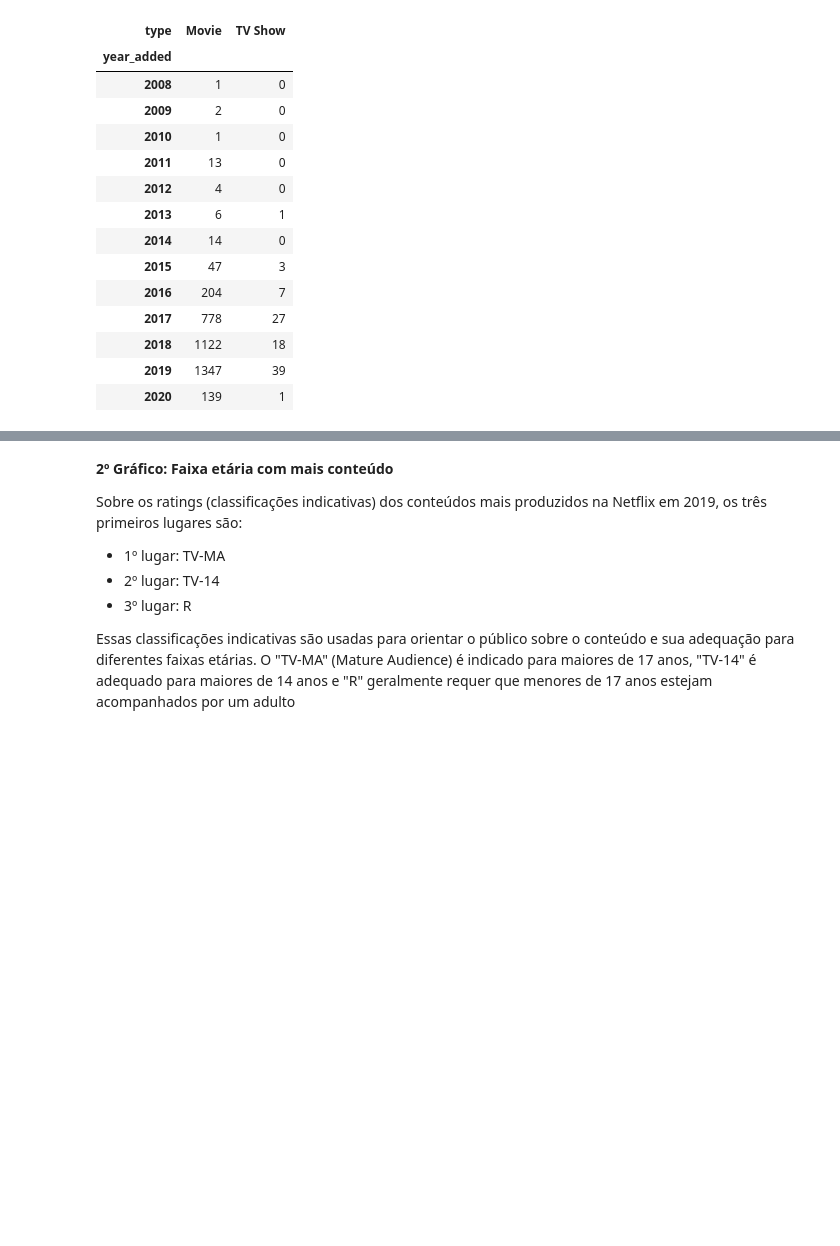
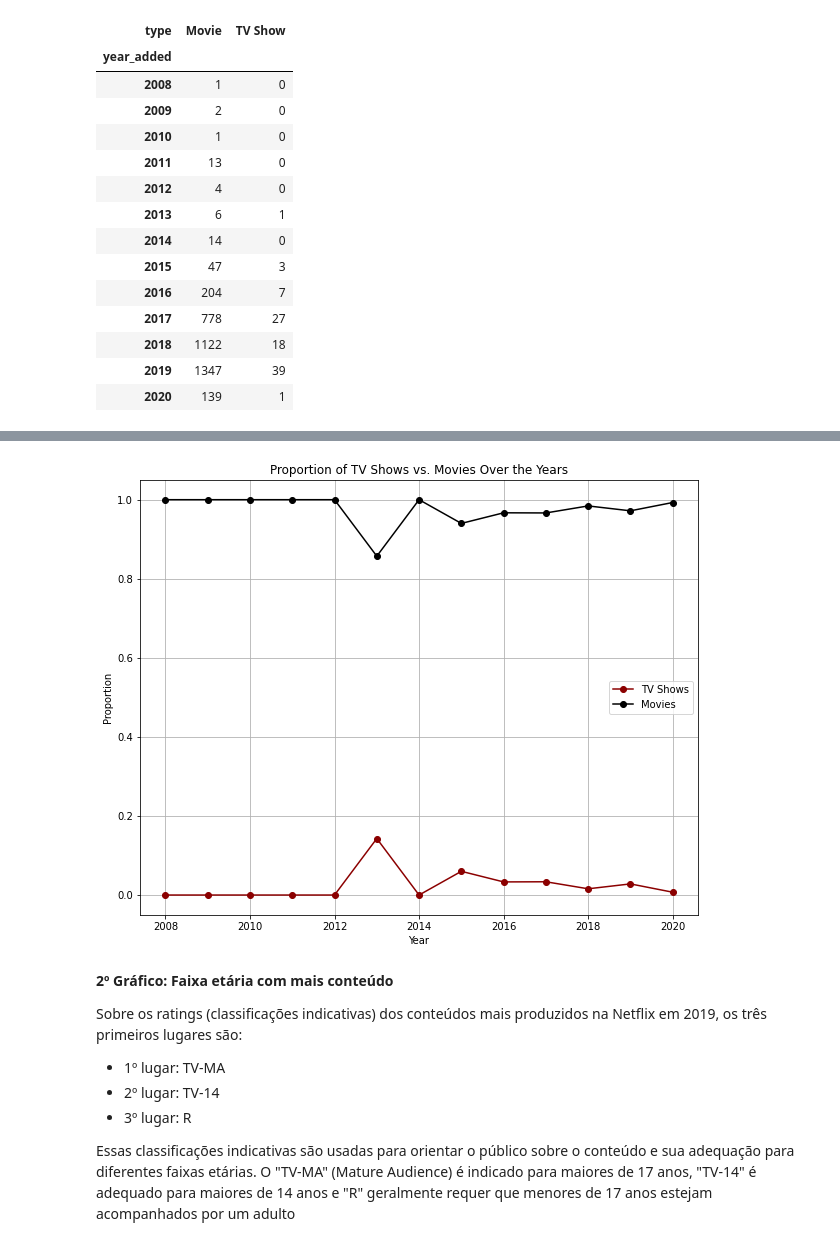
Before and after one commit to Hugox96/Netfliz_Python, a Jupyter notebook: Netflix.ipynb, the cells around one changed output, grey strips where cells are left out. Saved outputs shown, nothing was run; the diff lists cells and outputs as text; code cells hidden in the pictures; blank space fills up the shorter version.

```diff
--- a/Netflix.ipynb
+++ b/Netflix.ipynb
@@ -190,3 +193,18 @@ content_distribution
+# %%
+content_distribution['TV Show Proportion'] = content_distribution['TV Show'] / content_distribution['Total']
+content_distribution['Movie Proportion'] = content_distribution['Movie'] / content_distribution['Total']
+
+plt.figure(figsize=(10, 8))
+plt.plot(content_distribution.index, content_distribution['TV Show Proportion'], label='TV Shows', marker='o')
+plt.plot(content_distribution.index, content_distribution['Movie Proportion'], label='Movies', marker='o')
+plt.xlabel('Year')
+plt.ylabel('Proportion')
+plt.legend()
+plt.title('Proportion of TV Shows vs. Movies Over the Years')
+plt.grid(True)
+plt.show()
+# %% [output]
+[figure, added]
 # %% [markdown]
 **2º Gráfico: Faixa etária com mais conteúdo**
 
```
Also changed, not shown: parts of 2 cells of this notebook.
